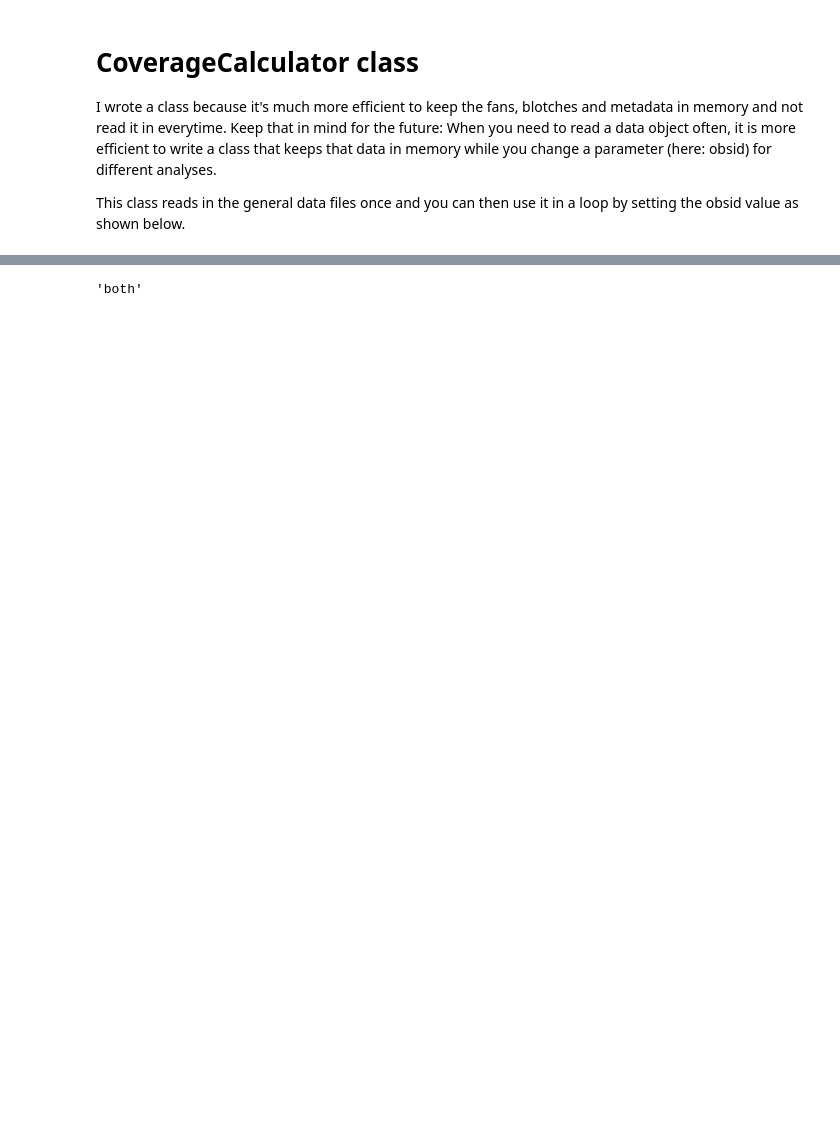
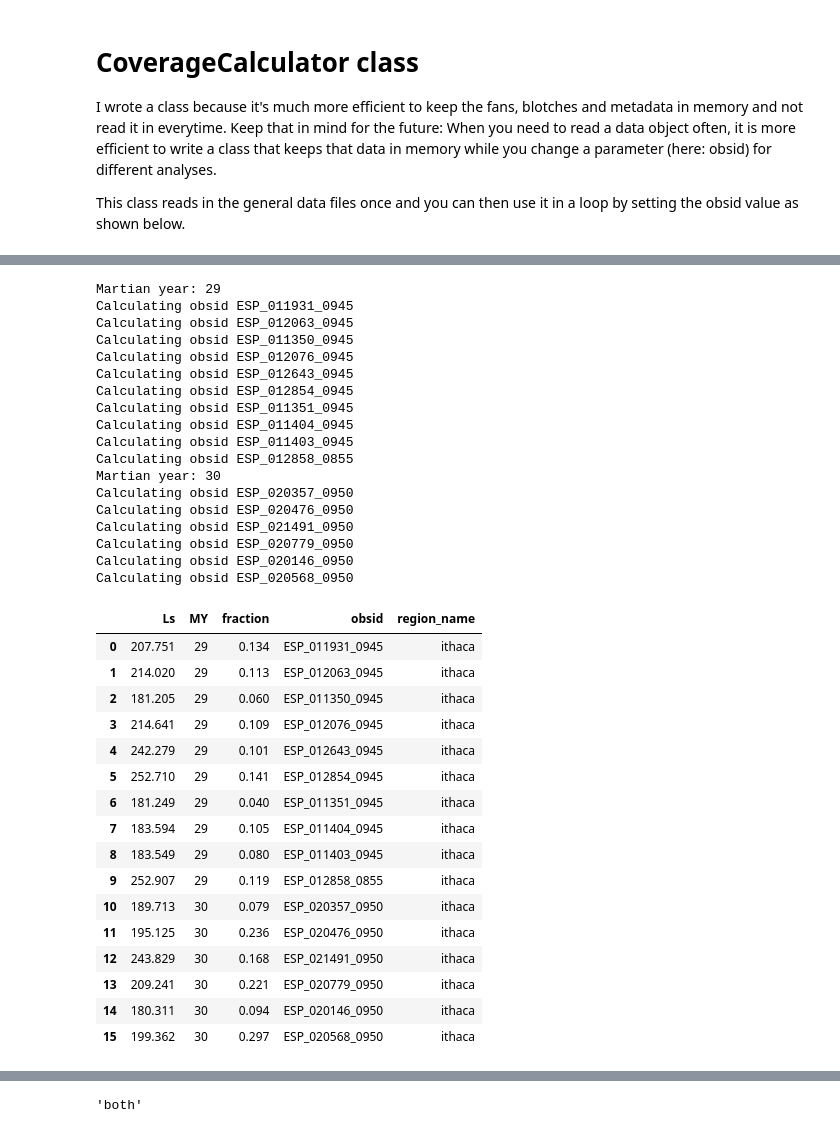
Before and after one commit to zalfalah/Honors, a Jupyter notebook: calculate fractional coverage.ipynb, the cells around one changed output, grey strips where cells are left out. Cells and saved outputs as stored; diff of their text form; code cells hidden in the pictures; blank space fills up the shorter version.

```diff
--- a/calculate fractional coverage.ipynb
+++ b/calculate fractional coverage.ipynb
@@ -85,17 +138,0 @@ Name: obsid, dtype: object
-# %%
-def calc_coverage(given_region):
-    bucket = []
-    roi = given_region
-    for MY in [29, 30]:
-        print(f"Martian year: {MY}")
-        for obsid in get_obsids_for_region(roi, MY):
-            print(f"Calculating obsid {obsid}")
-            d = {}
-            d["obsid"] = obsid
-            d["MY"] = MY
-            cc.obsid = obsid
-            d["fraction"] = cc.covered_fraction
-            d["Ls"] = cc.Ls
-            bucket.append(d)
-    results = pd.DataFrame(bucket)
-    results
@@ -103,0 +139,38 @@ def calc_coverage(given_region):
+# %%
+calc_coverage("ithaca", which="fans")
+# %% [output]
+Martian year: 29
+Calculating obsid ESP_011931_0945
+Calculating obsid ESP_012063_0945
+Calculating obsid ESP_011350_0945
+Calculating obsid ESP_012076_0945
+Calculating obsid ESP_012643_0945
+Calculating obsid ESP_012854_0945
+Calculating obsid ESP_011351_0945
+Calculating obsid ESP_011404_0945
+Calculating obsid ESP_011403_0945
+Calculating obsid ESP_012858_0855
+Martian year: 30
+Calculating obsid ESP_020357_0950
+Calculating obsid ESP_020476_0950
+Calculating obsid ESP_021491_0950
+Calculating obsid ESP_020779_0950
+Calculating obsid ESP_020146_0950
+Calculating obsid ESP_020568_0950
+|  | Ls | MY | fraction | obsid | region_name |
+| 0 | 207.751 | 29 | 0.134 | ESP_011931_0945 | ithaca |
+| 1 | 214.020 | 29 | 0.113 | ESP_012063_0945 | ithaca |
+| 2 | 181.205 | 29 | 0.060 | ESP_011350_0945 | ithaca |
+| 3 | 214.641 | 29 | 0.109 | ESP_012076_0945 | ithaca |
+| 4 | 242.279 | 29 | 0.101 | ESP_012643_0945 | ithaca |
+| 5 | 252.710 | 29 | 0.141 | ESP_012854_0945 | ithaca |
+| 6 | 181.249 | 29 | 0.040 | ESP_011351_0945 | ithaca |
+| 7 | 183.594 | 29 | 0.105 | ESP_011404_0945 | ithaca |
+| 8 | 183.549 | 29 | 0.080 | ESP_011403_0945 | ithaca |
+| 9 | 252.907 | 29 | 0.119 | ESP_012858_0855 | ithaca |
+| 10 | 189.713 | 30 | 0.079 | ESP_020357_0950 | ithaca |
+| 11 | 195.125 | 30 | 0.236 | ESP_020476_0950 | ithaca |
+| 12 | 243.829 | 30 | 0.168 | ESP_021491_0950 | ithaca |
+| 13 | 209.241 | 30 | 0.221 | ESP_020779_0950 | ithaca |
+| 14 | 180.311 | 30 | 0.094 | ESP_020146_0950 | ithaca |
+| 15 | 199.362 | 30 | 0.297 | ESP_020568_0950 | ithaca |
```
Also changed, not shown: parts of 20 cells of this notebook.
